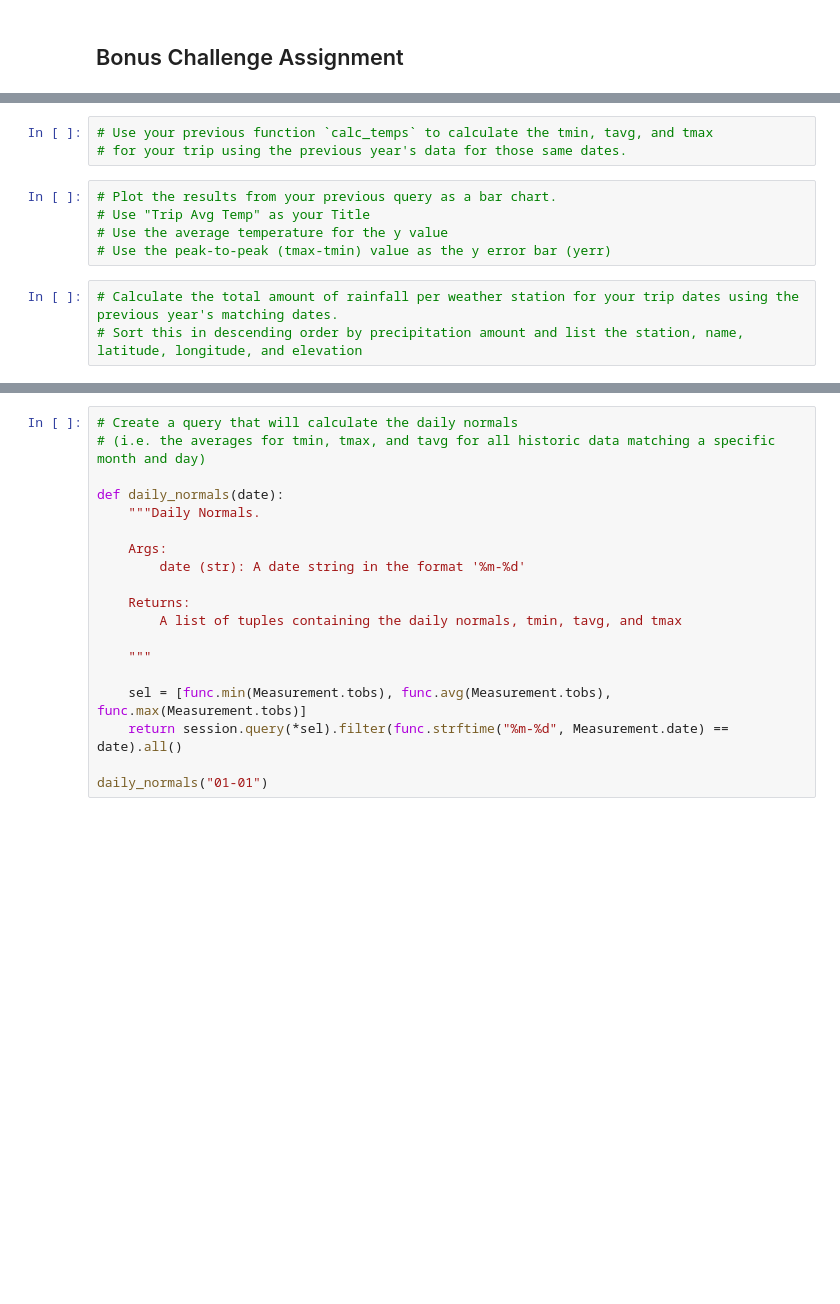
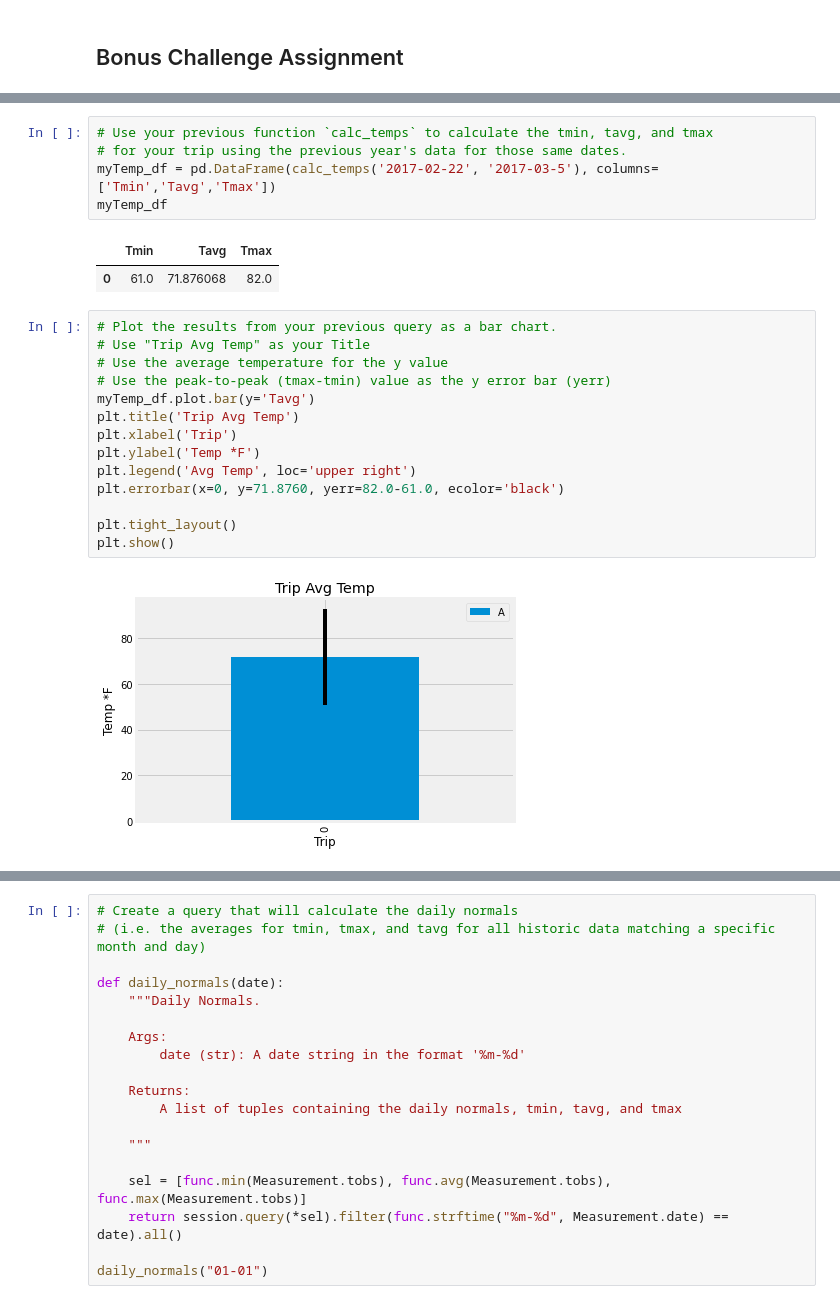
Before and after one commit to rarconaut/sqlalchemy-challenge, a Jupyter notebook: climate_starter.ipynb, the cells around one changed output, grey strips where cells are left out. Saved outputs shown, nothing was run; the diff lists cells and outputs as text; blank space fills up the shorter version.

```diff
--- a/climate_starter.ipynb
+++ b/climate_starter.ipynb
@@ -204,11 +250,24 @@ print(calc_temps('2012-02-28', '2012-03-05'))
 # %%
 # Use your previous function `calc_temps` to calculate the tmin, tavg, and tmax
 # for your trip using the previous year's data for those same dates.
+myTemp_df = pd.DataFrame(calc_temps('2017-02-22', '2017-03-5'), columns=['Tmin','Tavg','Tmax'])
+myTemp_df
+# %% [output]
+|  | Tmin | Tavg | Tmax |
+| 0 | 61.0 | 71.876068 | 82.0 |
 # %%
 # Plot the results from your previous query as a bar chart.
 # Use "Trip Avg Temp" as your Title
 # Use the average temperature for the y value
 # Use the peak-to-peak (tmax-tmin) value as the y error bar (yerr)
+myTemp_df.plot.bar(y='Tavg')
+plt.title('Trip Avg Temp')
+plt.xlabel('Trip')
+plt.ylabel('Temp *F')
+plt.legend('Avg Temp', loc='upper right')
+plt.errorbar(x=0, y=71.8760, yerr=82.0-61.0, ecolor='black')
+
+plt.tight_layout()
+plt.show()
+# %% [output]
+[figure, added]
-# %%
-# Calculate the total amount of rainfall per weather station for your trip dates using the previous year's matching dates.
-# Sort this in descending order by precipitation amount and list the station, name, latitude, longitude, and elevation
```
Also changed, not shown: parts of 9 cells of this notebook.
